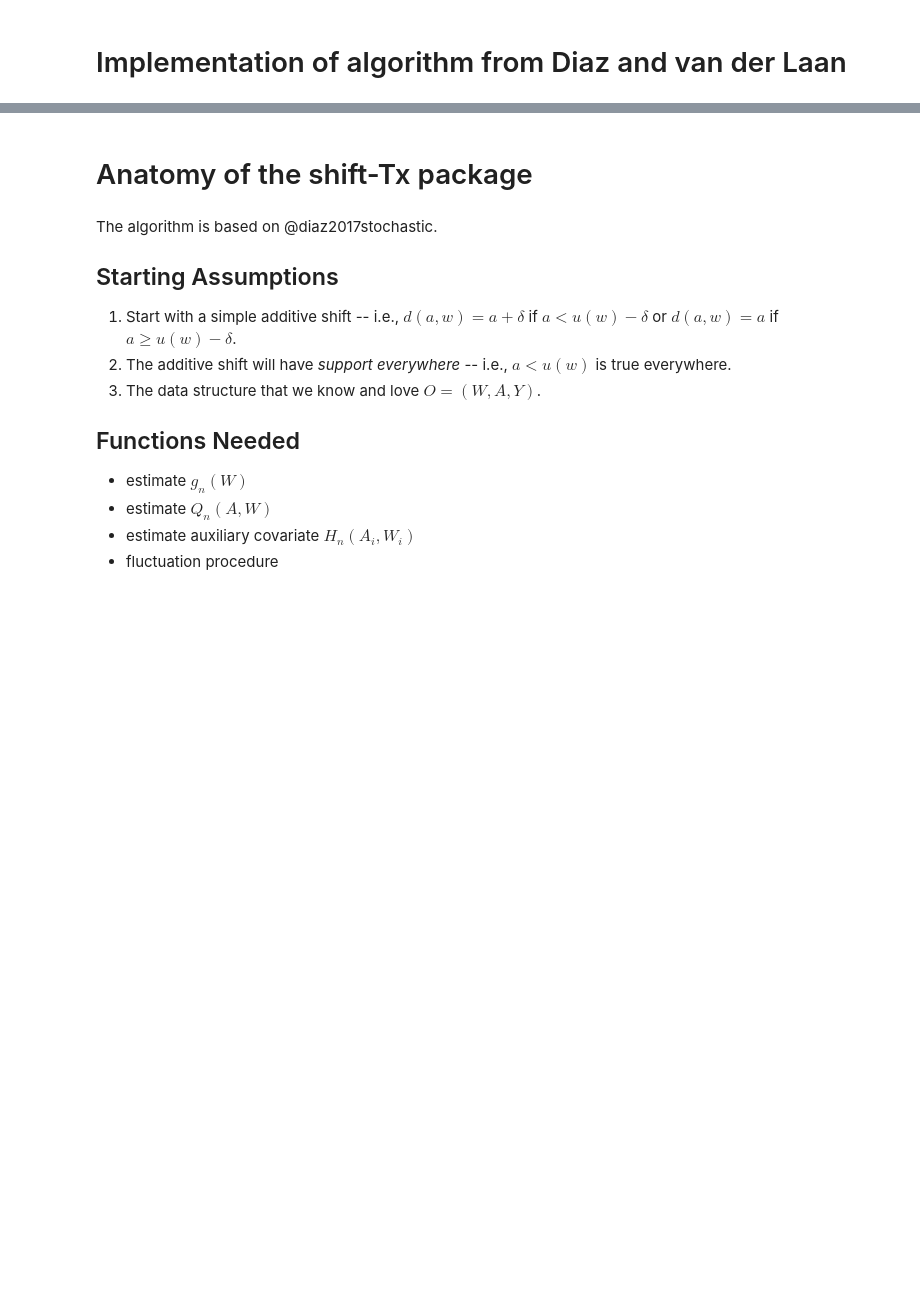
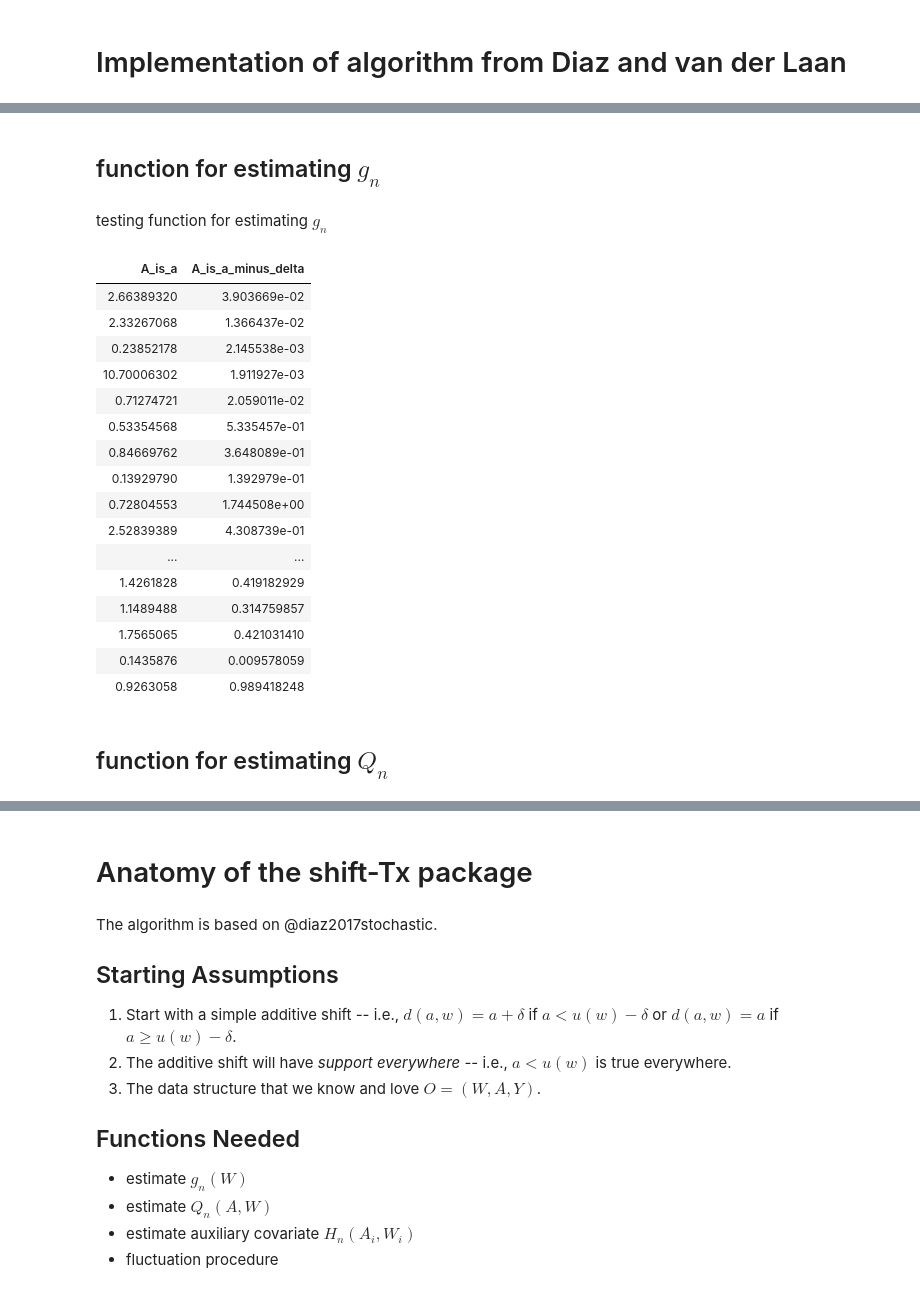
Before and after one commit to nhejazi/txshift, a Jupyter notebook: sandbox/sketch_algo.ipynb, the cells around one changed output, grey strips where cells are left out. Saved outputs shown, nothing was run; the diff lists cells and outputs as text; code cells hidden in the pictures; blank space fills up the shorter version.

```diff
--- a/sandbox/sketch_algo.ipynb
+++ b/sandbox/sketch_algo.ipynb
@@ -3,7 +5,7 @@
 # %%
 rm(list = ls())
 set.seed(429153)
-n_obs <- 1000
+n_obs <- 100
 n_w <- 3
 # %%
 # simulate simple data for tmle-shift sketch
@@ -23,0 +28,62 @@ head(O)
+# %%
+tx_shift <- function(a, w = NULL, delta, type = "additive") {
+    if (type == "additive") {
+        shift_A <- A - delta
+    }
+    return(shift_A)
+}
+# %% [markdown]
+## function for estimating $g_n$
+# %%
+est_g <- function(A, W, delta = 0, ...) {
+    # make data object
+    data_O <- as.data.frame(cbind(A, W))
+    colnames(data_O) <- c("A", paste0("W", seq_len(ncol(W))))
+
+    # fit conditional density with condensier
+    fit_g_A <- fit_density(X = c(paste0("W", seq_len(ncol(W)))),
+                           Y = "A", input_data = data_O, ...)
+
+    # predict probabilities for the un-shifted data (A = a)
+    pred_g_A <- predict_probability(model_fit = fit_g_A, newdata = data_O)
+
+    # predict probabilities for the shifted data (A = a - delta)
+    data_O_shifted <- data_O
+    data_O_shifted$A <- tx_shift(a = data_O_shifted$A, delta = delta)
+    pred_g_A_shifted <- predict_probability(model_fit = fit_g_A,
+                                            newdata = data_O_shifted)
+
+    # create output matrix: scenarios A = a, A = a - delta
+    out <- as.data.frame(cbind(pred_g_A, pred_g_A_shifted))
+    colnames(out) <- c("A_is_a", "A_is_a_minus_delta")
+    rownames(out) <- NULL
+    return(out)
+}
+# %% [markdown]
+testing function for estimating $g_n$
+# %%
+test_est_g <- est_g(A = A, W = W, delta = 0.5,
+                    nbins = 20, bin_method = "equal.mass",
+                    bin_estimator = speedglmR6$new())
+# %%
+test_est_g
+# %% [output]
+| A_is_a | A_is_a_minus_delta |
+| 2.66389320 | 3.903669e-02 |
+| 2.33267068 | 1.366437e-02 |
+| 0.23852178 | 2.145538e-03 |
+| 10.70006302 | 1.911927e-03 |
+| 0.71274721 | 2.059011e-02 |
+| 0.53354568 | 5.335457e-01 |
+| 0.84669762 | 3.648089e-01 |
+| 0.13929790 | 1.392979e-01 |
+| 0.72804553 | 1.744508e+00 |
+| 2.52839389 | 4.308739e-01 |
+| ... | ... |
+| 1.4261828 | 0.419182929 |
+| 1.1489488 | 0.314759857 |
+| 1.7565065 | 0.421031410 |
+| 0.1435876 | 0.009578059 |
+| 0.9263058 | 0.989418248 |
+# %% [markdown]
+## function for estimating $Q_n$
```
Also changed, not shown: parts of 13 cells of this notebook.
